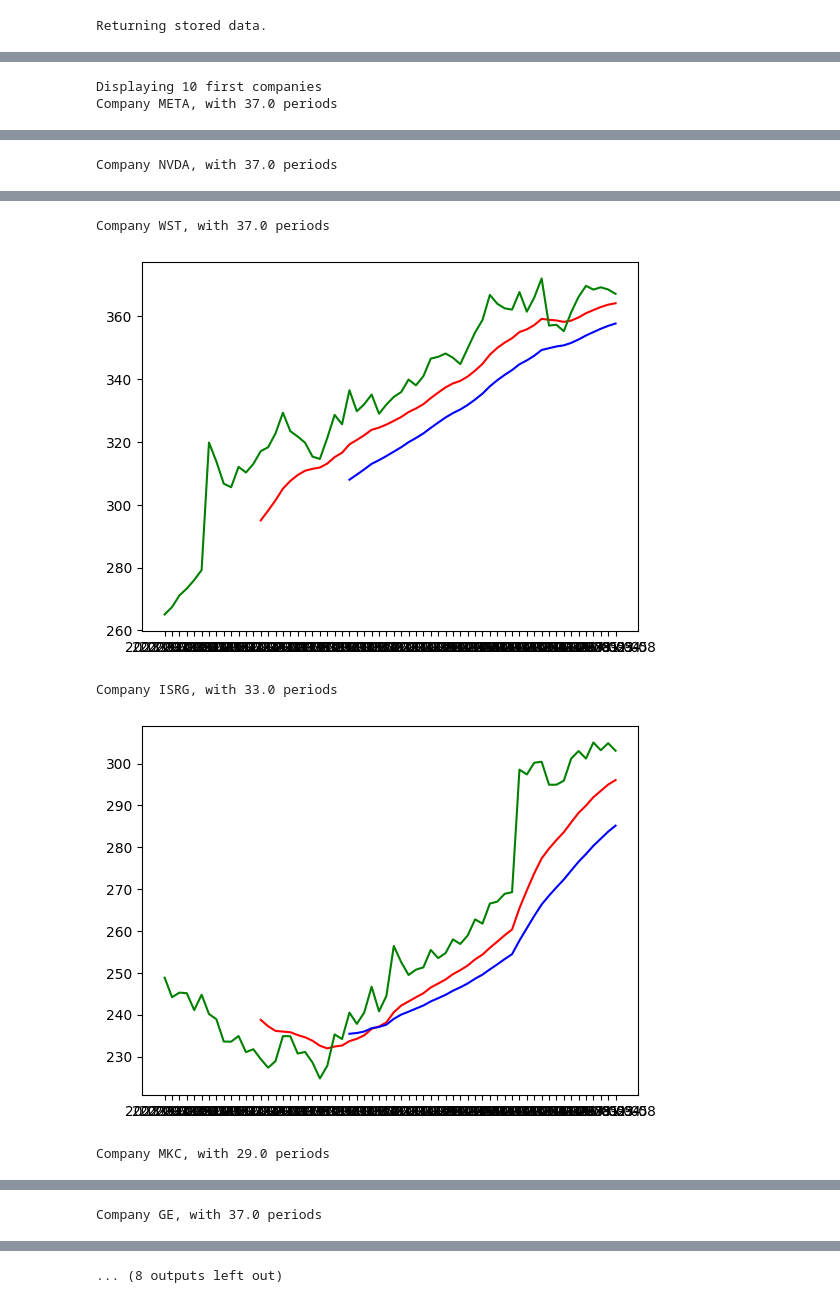
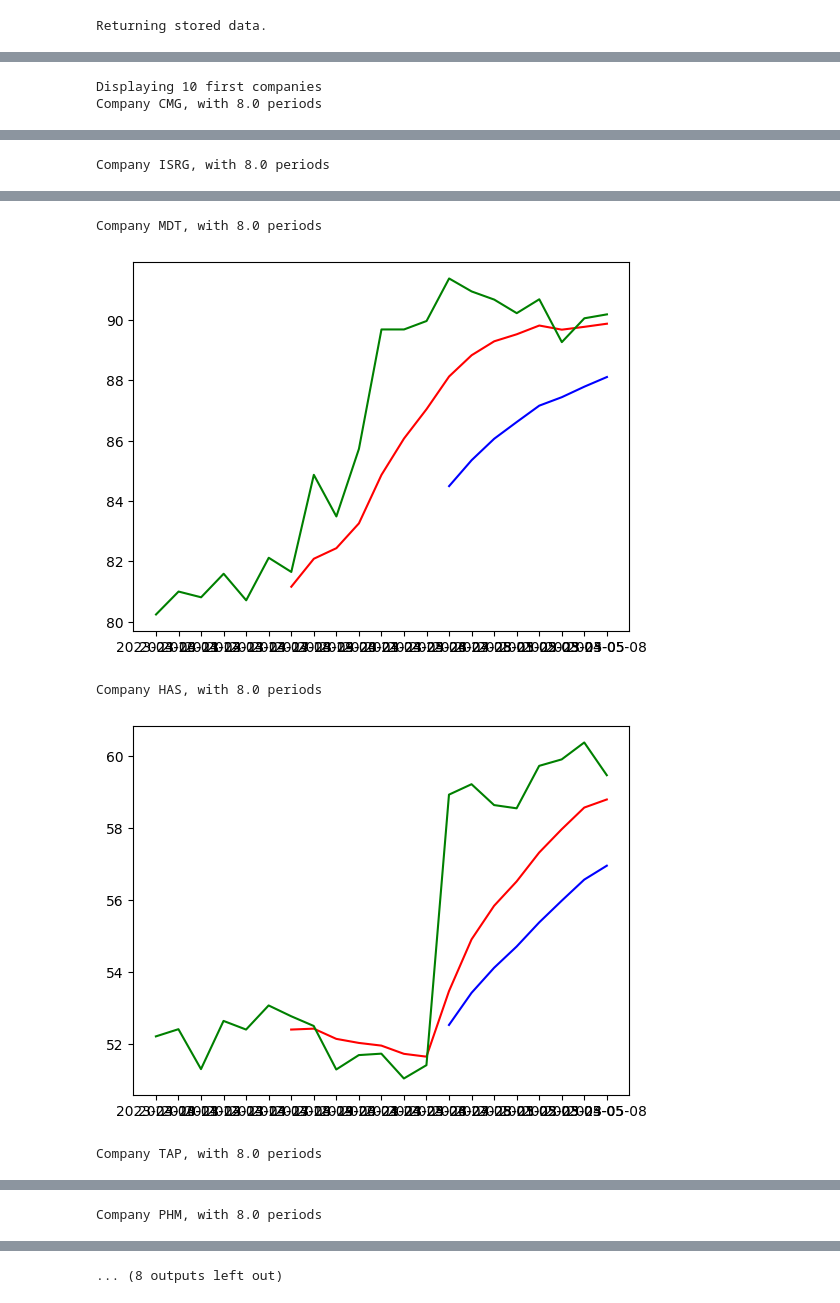
Before and after one commit to pablomleal/TA_Lib, a Jupyter notebook: index.ipynb, the cells around one changed output, grey strips where cells are left out. Cells and saved outputs as stored; diff of their text form; code cells hidden in the pictures.

Commit message:
Improved chart styles and reviewed time periods

```diff
--- a/index.ipynb
+++ b/index.ipynb
@@ -9,14 +9,19 @@ import talib
 # Import libraries for data handling and visualization
 import numpy as np
 import matplotlib.pyplot as plt
+import matplotlib.dates as mdates
 import pandas as pd
+
+# Hide warnings except for once
+import warnings
+#warnings.filterwarnings(action='once')
 
 #Import internal functions to load data, etc
 #import initialize
 
 #Setting up constants
-QUICK_EMA_PERIOD = 14
-SLOW_EMA_PERIOD = 26
+QUICK_EMA_PERIOD = 7
+SLOW_EMA_PERIOD = 14
 # %%
 def init(fromCSV = False, numberOfStocks = 10, daysSince=14, typeDate='Close'):
 
@@ -38,10 +43,10 @@ def init(fromCSV = False, numberOfStocks = 10, daysSince=14, typeDate='Close'):
     return (yf.download(tickers_string, start=ts_origin, end=ts_today)[typeDate])
 
 
-rawdata = init(fromCSV=True, numberOfStocks=5000, daysSince=90)
+(rawdata) = init(fromCSV=True, numberOfStocks=5000, daysSince=30)
 rawdata.to_csv('./rawdata.csv')
+companies = rawdata.columns.values
 
-companies = rawdata.columns.values
 
 def real2double(real_data):
     return(np.array(real_data,dtype='f8'))
@@ -128,7 +133,7 @@ def filter_companies(keyStats, aboveAvgRatio=False, aboveMinAbs=False, minPositi
         keyStats = keyStats[keyStats['Turning point'] >= minPositivePeriod]
     return (keyStats.index.values)
 
-filteredCompanies = filter_companies(keyStats, aboveAvgRatio=0.1, aboveMinAbs=0.1, minPositivePeriod=10)
+filteredCompanies = filter_companies(keyStats, aboveAvgRatio=0.1, aboveMinAbs=0.1, minPositivePeriod=4)
 # %%
 def reset_filtered_companies():
     global filteredCompanies
@@ -149,7 +154,7 @@ def plot_all(filteredCompanies, limit=10):
         plt.plot(x_axis, rawdata[x], 'g')
         plt.show()
 # %%
-plot_all(filteredCompanies)#, limit=3)
+plot_all(filteredCompanies, limit=10)
 # %% [output]
 Displaying 10 first companies
-Company META, with 37.0 periods
+Company CMG, with 8.0 periods
@@ -157 +162 @@ Company META, with 37.0 periods
-Company NVDA, with 37.0 periods
+Company ISRG, with 8.0 periods
@@ -159,5 +164,5 @@ Company NVDA, with 37.0 periods
-Company WST, with 37.0 periods
+Company MDT, with 8.0 periods
-[figure, old version]
+[figure, new version]
-Company ISRG, with 33.0 periods
+Company HAS, with 8.0 periods
-[figure, old version]
+[figure, new version]
-Company MKC, with 29.0 periods
+Company TAP, with 8.0 periods
@@ -165 +170 @@ Company MKC, with 29.0 periods
-Company GE, with 37.0 periods
+Company PHM, with 8.0 periods
```
Also changed, not shown: parts of 4 cells of this notebook, 4 other files.
